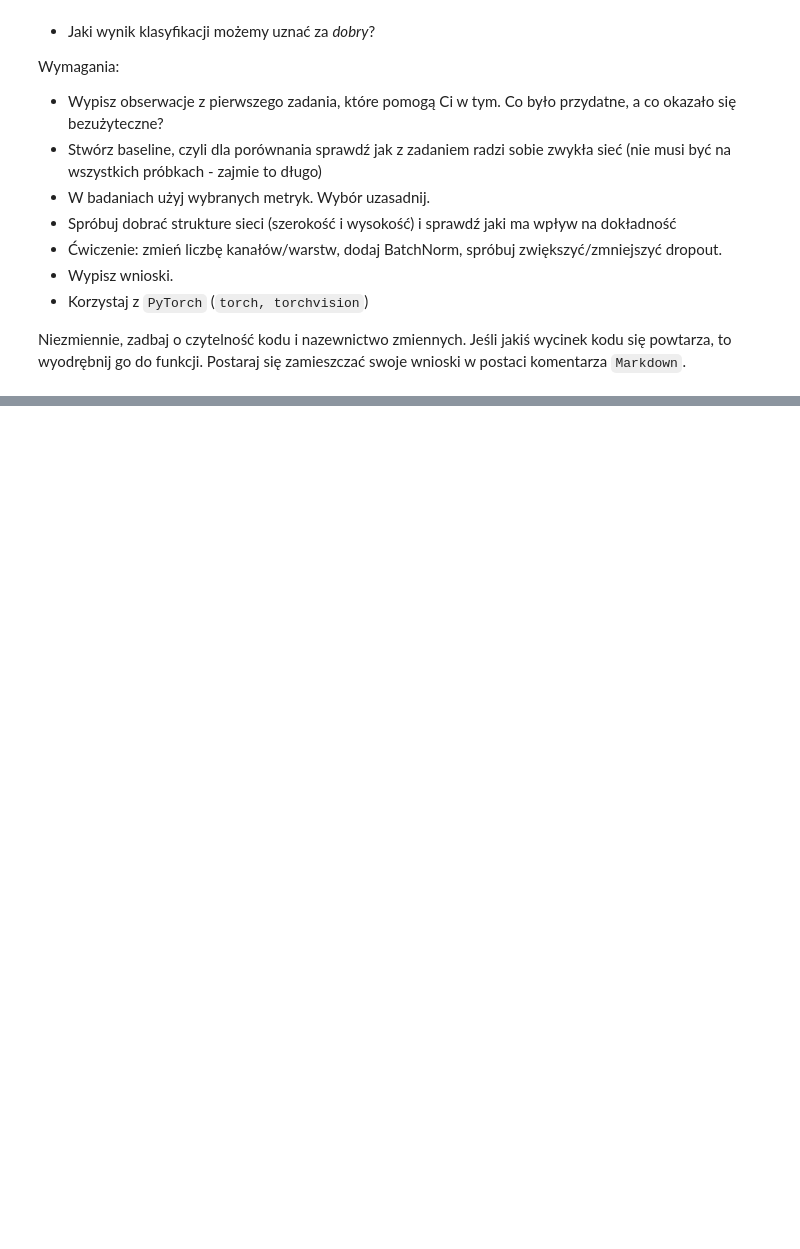
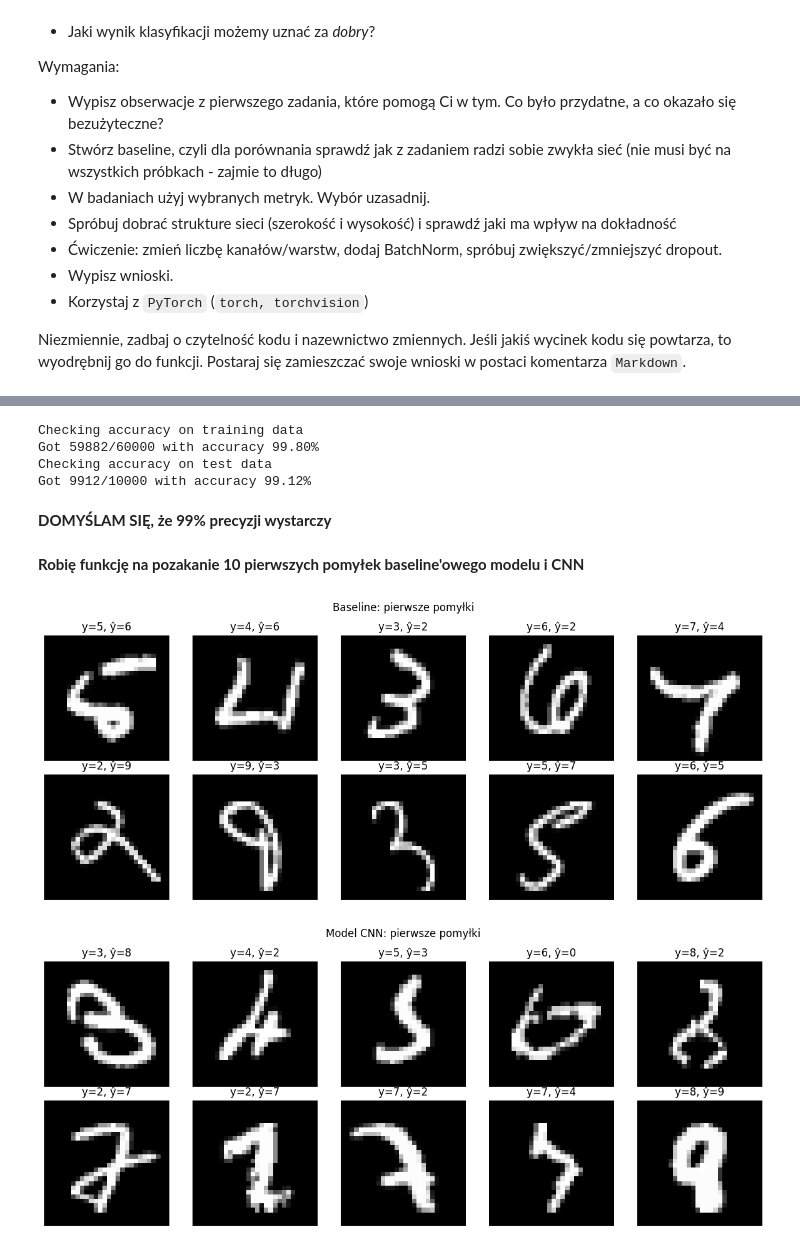
Before and after one commit to Solvro/ml-wakacyjne-wyzwanie-2025, a Jupyter notebook: NN&CV_zadanie.ipynb, the cells around one changed output, grey strips where cells are left out. Cells and saved outputs as stored; diff of their text form; code cells hidden in the pictures; blank space fills up the shorter version.

```diff
--- a/NN&CV_zadanie.ipynb
+++ b/NN&CV_zadanie.ipynb
@@ -332,0 +111,2 @@ Różnica: 0.006000000000000005
+# %%
+baseline = LogisticBaseline(input_size, num_classes).to(device)
@@ -332,0 +184,6 @@ Różnica: 0.006000000000000005
+# %%
+num_epochs = 15
+batch_size = 32
+
+train_loader = DataLoader(dataset=train_dataset, batch_size=batch_size, shuffle=True)
+test_loader = DataLoader(dataset=test_dataset, batch_size=batch_size, shuffle=True)
@@ -332,0 +192,20 @@ Różnica: 0.006000000000000005
+# %%
+class CNN(nn.Module):
+    def __init__(self, in_channels=1, num_classes=10):
+        super(CNN, self).__init__()
+
+        self.conv1 = nn.Conv2d(in_channels=in_channels, out_channels=8, kernel_size=5, stride=1, padding=1)
+        self.pool = nn.MaxPool2d(kernel_size=2, stride=2)
+        self.conv2 = nn.Conv2d(in_channels=8, out_channels=32, kernel_size=5, stride=1, padding=1)
+        self.fc1 = nn.Linear(32 * 5 * 5, num_classes)
+
+    def forward(self, x):
+        x = F.relu(self.conv1(x))
+        x = self.pool(x)
+        x = F.relu(self.conv2(x))
+        x = self.pool(x)
+        x = x.reshape(x.shape[0], -1)
+        x = self.fc1(x)
+        return x
+# %%
+model = CNN(in_channels=1, num_classes=num_classes).to(device)
@@ -332,0 +246,12 @@ Różnica: 0.006000000000000005
+# %%
+check_accuracy(train_loader, model)
+check_accuracy(test_loader, model)
+# %% [output]
+Checking accuracy on training data
+Got 59882/60000 with accuracy 99.80%
+Checking accuracy on test data
+Got 9912/10000 with accuracy 99.12%
+# %% [markdown]
+**DOMYŚLAM SIĘ, że 99% precyzji wystarczy**
+# %% [markdown]
+**Robię funkcję na pozakanie 10 pierwszych pomyłek baseline'owego modelu i CNN**
@@ -332,0 +306,6 @@ Różnica: 0.006000000000000005
+# %%
+test_loader_ns = DataLoader(dataset=test_dataset, batch_size=batch_size, shuffle=False)
+show_first_mistakes(model, baseline, test_loader_ns, device, n=10)
+# %% [output]
+[figure, added]
+[figure, added]
```
Also changed, not shown: parts of 53 cells of this notebook.
